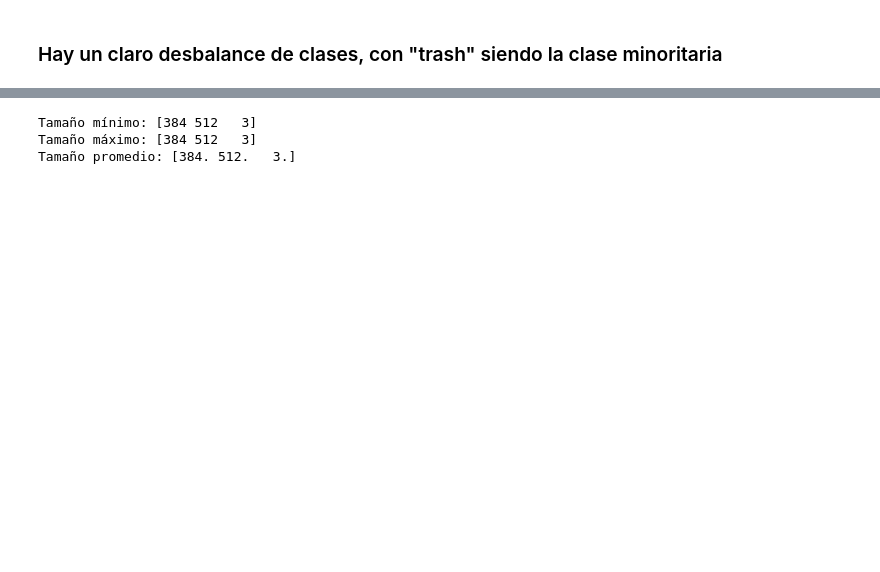
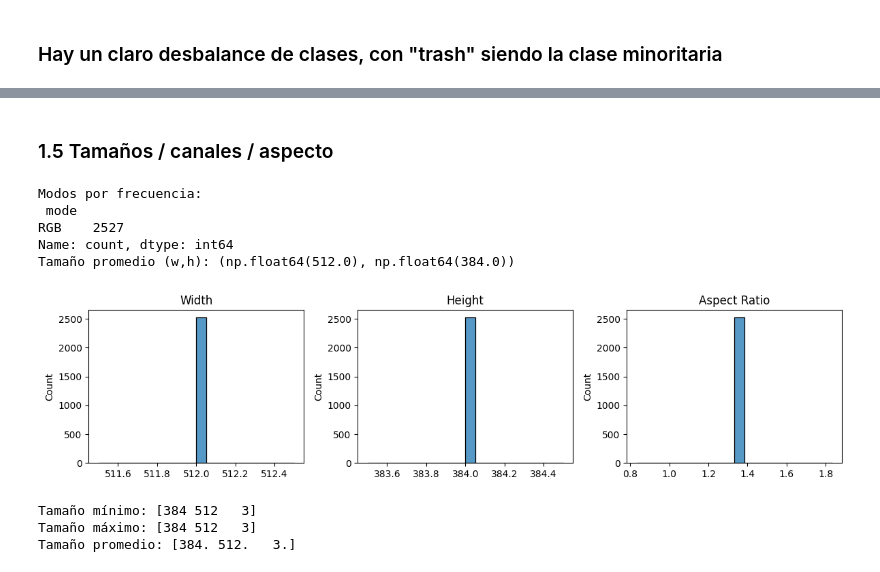
Before and after one commit to emiliano-ipa/CEIA-vpc2, a Jupyter notebook: vpc2-EDA-trashnet.ipynb, the cells around one changed output, grey strips where cells are left out. Cells and saved outputs as stored; diff of their text form; code cells hidden in the pictures; blank space fills up the shorter version.

Commit message:
EDA: Análisis de tamaño, fondo blanco y duplicados

```diff
--- a/vpc2-EDA-trashnet.ipynb
+++ b/vpc2-EDA-trashnet.ipynb
@@ -40,3 +144,37 @@ plt.show()
+# %% [markdown]
+### 1.5 Tamaños / canales / aspecto
+# %%
+# Tamaños / canales / aspecto
+sizes = []
+modes = []
+for p in tqdm(df["path"], desc="Leyendo metadata"):
+    with Image.open(p) as im:
+        sizes.append(im.size)   # (width, height)
+        modes.append(im.mode)
+
+sizes = np.array(sizes)
+w, h = sizes[:,0], sizes[:,1]
+aspect = w / h
+
+meta = pd.DataFrame({
+    "width": w, "height": h, "aspect": aspect, "mode": modes, "class": df["class"].values
+})
+
+print("Modos por frecuencia:\n", meta["mode"].value_counts())
+print("Tamaño promedio (w,h):", (meta["width"].mean().round(1), meta["height"].mean().round(1)))
+
+fig, ax = plt.subplots(1,3, figsize=(12,3))
+sns.histplot(w, bins=20, ax=ax[0]); ax[0].set_title("Width")
+sns.histplot(h, bins=20, ax=ax[1]); ax[1].set_title("Height")
+sns.histplot(aspect, bins=20, ax=ax[2]); ax[2].set_title("Aspect Ratio")
+plt.tight_layout(); plt.show()
+# %% [output]
+Modos por frecuencia:
+ mode
+RGB    2527
+Name: count, dtype: int64
+Tamaño promedio (w,h): (np.float64(512.0), np.float64(384.0))
+[figure, added]
 # %%
 #análisis de tamaño de las imágenes
 image_sizes = []
```
Also changed, not shown: parts of 24 cells of this notebook, 2 other files.
